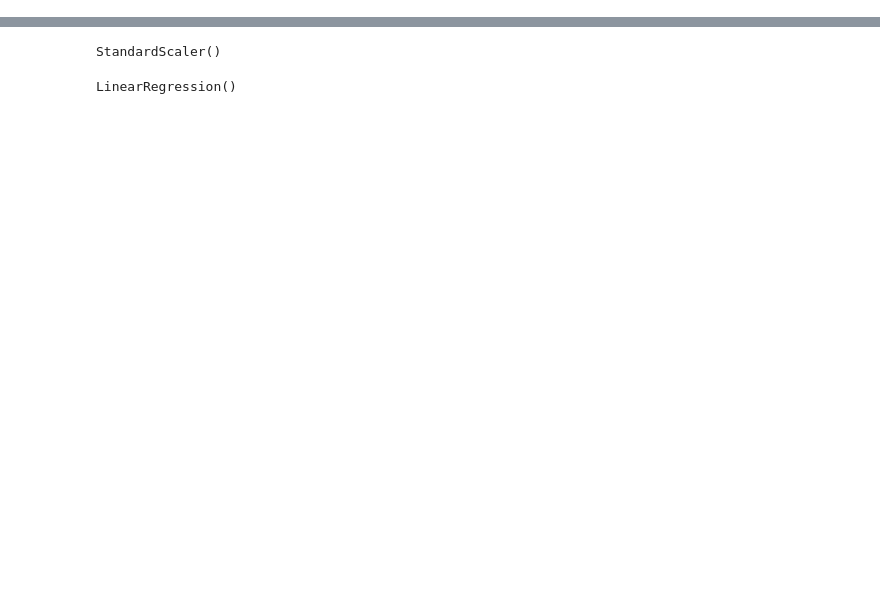
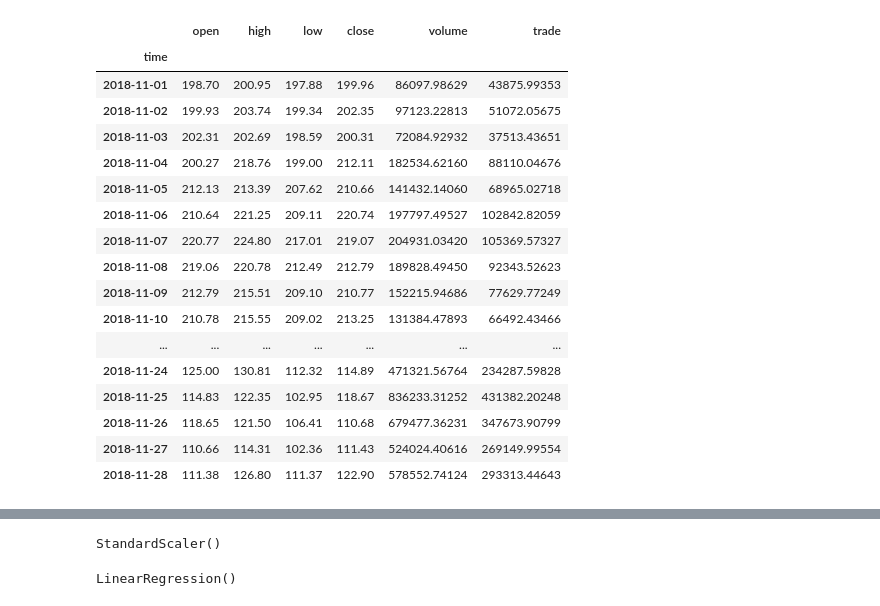
Before and after one commit to TomHOldershaw/Project4, a Jupyter notebook: Abz ethereum linear regression.ipynb, the cells around one changed output, grey strips where cells are left out. Cells and saved outputs as stored; diff of their text form; code cells hidden in the pictures; blank space fills up the shorter version.

```diff
--- a/Abz ethereum linear regression.ipynb
+++ b/Abz ethereum linear regression.ipynb
@@ -173,0 +188,3 @@ X_train, X_test, y_train, y_test = train_test_split(X, y, test_size = 0.2, rando
+# %%
+train = ethereum_df.loc["2017-11": "2018-10"]
+test = ethereum_df.loc["2018-11"]
@@ -173,0 +208,21 @@ X_train, X_test, y_train, y_test = train_test_split(X, y, test_size = 0.2, rando
+# %%
+test
+# %% [output]
+|  | open | high | low | close | volume | trade |
+| time |  |  |  |  |  |  |
+| 2018-11-01 | 198.70 | 200.95 | 197.88 | 199.96 | 86097.98629 | 43875.99353 |
+| 2018-11-02 | 199.93 | 203.74 | 199.34 | 202.35 | 97123.22813 | 51072.05675 |
+| 2018-11-03 | 202.31 | 202.69 | 198.59 | 200.31 | 72084.92932 | 37513.43651 |
+| 2018-11-04 | 200.27 | 218.76 | 199.00 | 212.11 | 182534.62160 | 88110.04676 |
+| 2018-11-05 | 212.13 | 213.39 | 207.62 | 210.66 | 141432.14060 | 68965.02718 |
+| 2018-11-06 | 210.64 | 221.25 | 209.11 | 220.74 | 197797.49527 | 102842.82059 |
+| 2018-11-07 | 220.77 | 224.80 | 217.01 | 219.07 | 204931.03420 | 105369.57327 |
+| 2018-11-08 | 219.06 | 220.78 | 212.49 | 212.79 | 189828.49450 | 92343.52623 |
+| 2018-11-09 | 212.79 | 215.51 | 209.10 | 210.77 | 152215.94686 | 77629.77249 |
+| 2018-11-10 | 210.78 | 215.55 | 209.02 | 213.25 | 131384.47893 | 66492.43466 |
+| ... | ... | ... | ... | ... | ... | ... |
+| 2018-11-24 | 125.00 | 130.81 | 112.32 | 114.89 | 471321.56764 | 234287.59828 |
+| 2018-11-25 | 114.83 | 122.35 | 102.95 | 118.67 | 836233.31252 | 431382.20248 |
+| 2018-11-26 | 118.65 | 121.50 | 106.41 | 110.68 | 679477.36231 | 347673.90799 |
+| 2018-11-27 | 110.66 | 114.31 | 102.36 | 111.43 | 524024.40616 | 269149.99554 |
+| 2018-11-28 | 111.38 | 126.80 | 111.37 | 122.90 | 578552.74124 | 293313.44643 |
```
Also changed, not shown: parts of 33 cells of this notebook.
